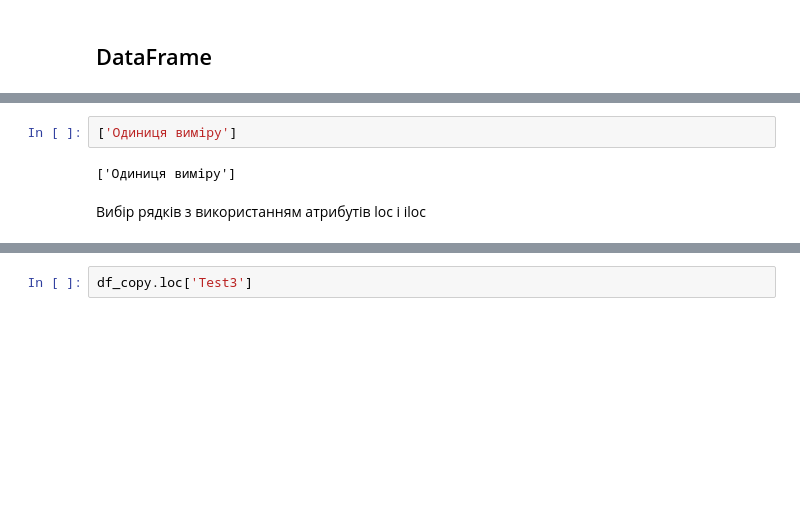
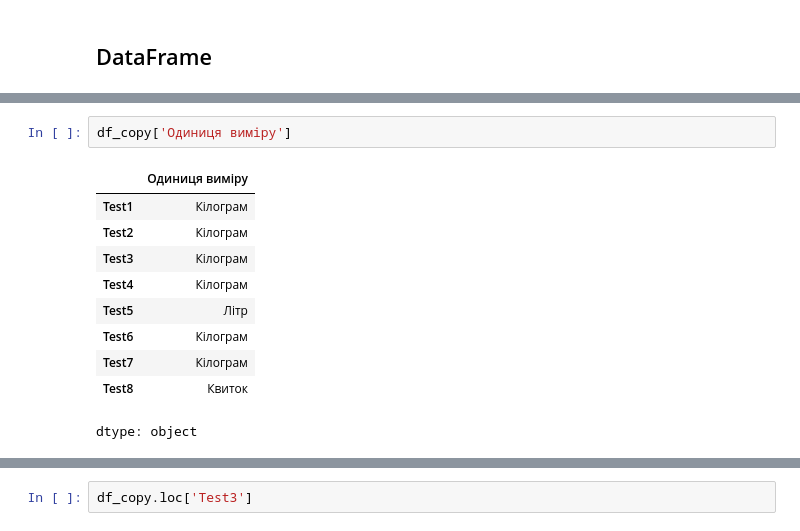
Before and after one commit to arcctg/kpi-ml-lab1, a Jupyter notebook: task_1_ukrstat_data.ipynb, the cells around one changed output, grey strips where cells are left out. Saved outputs shown, nothing was run; the diff lists cells and outputs as text; blank space fills up the shorter version.

```diff
--- a/task_1_ukrstat_data.ipynb
+++ b/task_1_ukrstat_data.ipynb
@@ -524,6 +538,13 @@ df_copy
 # %%
-['Одиниця виміру']
+df_copy['Одиниця виміру']
 # %% [output]
+|  | Одиниця виміру |
+| Test1 | Кілограм |
+| Test2 | Кілограм |
+| Test3 | Кілограм |
+| Test4 | Кілограм |
+| Test5 | Літр |
+| Test6 | Кілограм |
+| Test7 | Кілограм |
+| Test8 | Квиток |
-['Одиниця виміру']
+dtype: object
-# %% [markdown]
-Вибір рядків з використанням атрибутів loc і iloc
```
Also changed, not shown: parts of 23 cells of this notebook.
